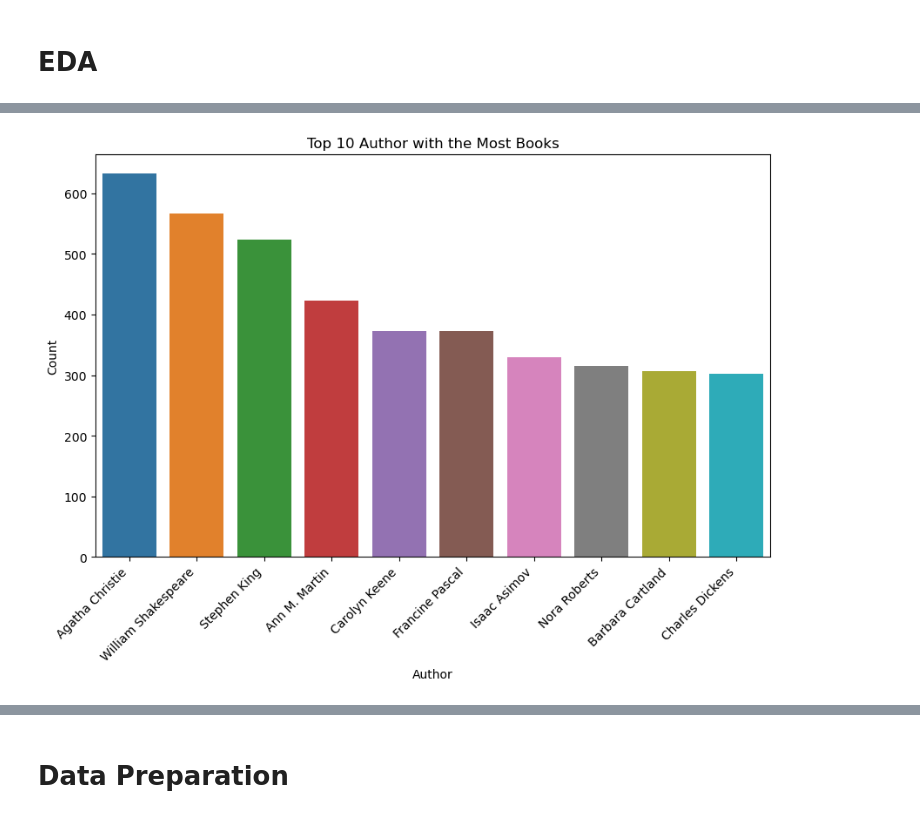
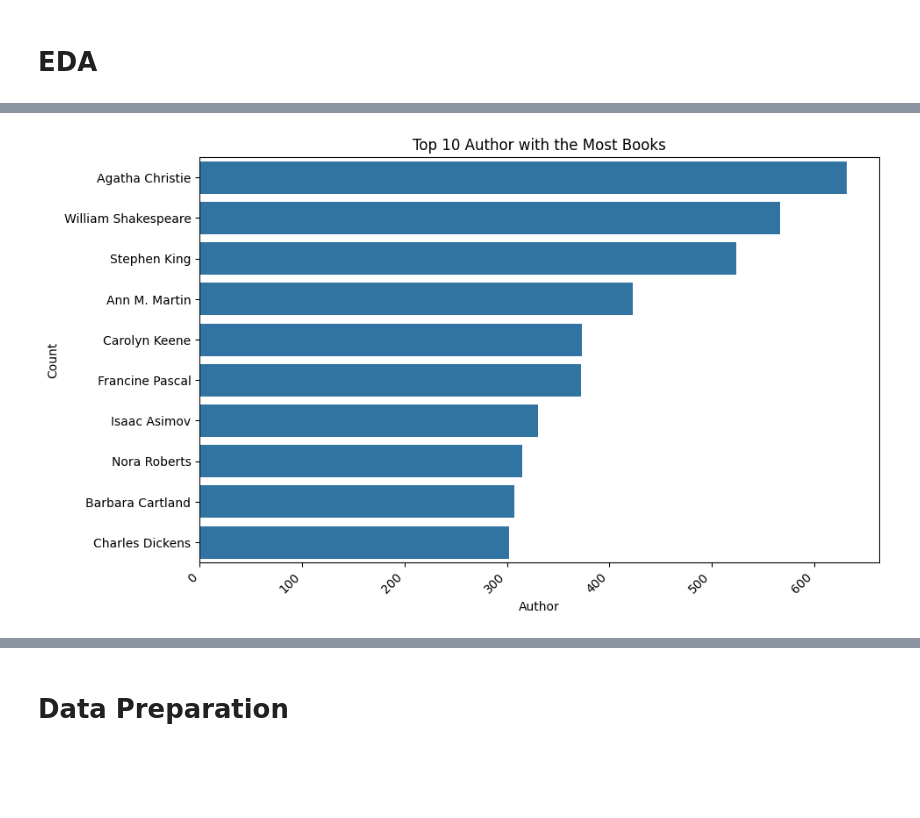
Before and after one commit to DestrianaR/Book-Recommendation-System, a Jupyter notebook: notebook.ipynb, the cells around one changed output, grey strips where cells are left out. Cells and saved outputs as stored; diff of their text form; code cells hidden in the pictures; blank space fills up the shorter version.

```diff
--- a/notebook.ipynb
+++ b/notebook.ipynb
@@ -19,4 +15,0 @@ ModuleNotFoundError: No module named 'tensorflow.keras'
-# %%
-# Membaca dataset 'Books.csv'
-book = pd.read_csv('Books.csv')
-book
@@ -141,29 +138,29 @@ plt.show()
 # %%
 # Menghitung jumlah buku yang ditulis oleh setiap penulis
 Author_count=book['Book-Author'].value_counts()
 
 # Membuat DataFrame dari hasil perhitungan jumlah buku per penulis
 Author_count_df = pd.DataFrame(Author_count)
 Author_count_df = Author_count_df.reset_index()
 Author_count_df
 
 # Memilih 10 penulis teratas
 top_10_author = Author_count_df.head(10)
 
 # Menggambar bar plot untuk menampilkan 10 penulis dengan buku terbanyak
 plt.figure(figsize=(10, 6))
-sns.barplot(data=top_10_author, x="index", y="Book-Author")
+sns.barplot(data=top_10_author, x="count", y="Book-Author")
 
 # Menambahkan judul plot
 plt.title('Top 10 Author with the Most Books')
 
 # Menambahkan label sumbu x dan sumbu y
 plt.xlabel('Author')
 plt.ylabel('Count')
 plt.xticks(rotation=45, ha='right')
 plt.show()
 # %% [output]
-[figure, old version]
+[figure, new version]
 # %%
 # Menghitung jumlah buku pada tiap nilai rating
 count_book_rating = rating['Book-Rating'].value_counts()
```
Also changed, not shown: parts of 53 cells of this notebook.
